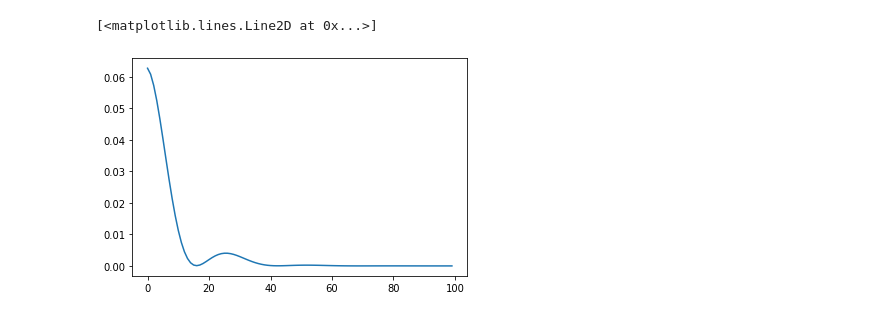
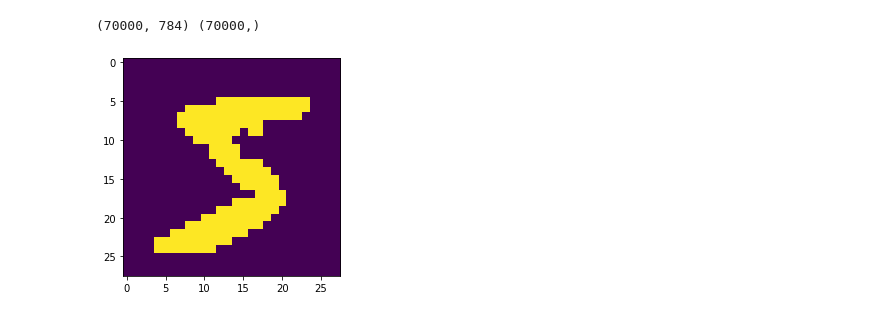
Before and after one commit to RodkinIvan/experiments, a Jupyter notebook: VAE/vae_test.ipynb, the cells around one changed output. Cells and saved outputs as stored; diff of their text form; code cells hidden in the pictures.

Commit message:
add mnist mlp-ae test

```diff
--- a/VAE/vae_test.ipynb
+++ b/VAE/vae_test.ipynb
@@ -68,5 +99,16 @@ errors = learn(net, np.ones((100, 3)), np.zeros((100, 2)))
-# %%
-plt.plot(range(len(errors)), errors)
-# %% [output]
-[<matplotlib.lines.Line2D at 0x...>]
-[figure, removed]
+# %%
+df = fetch_openml('mnist_784')
+# %%
+data = df['data'].to_numpy() > 0
+targets = df['target'].to_numpy()
+
+print(data.shape, targets.shape)
+# %% [output]
+(70000, 784) (70000,)
+# %%
+def show(v_img: np.ndarray):
+    plt.imshow(v_img.reshape(-1, 28))
+
+show(data[0])
+# %% [output]
+[figure, added]
```
Also changed, not shown: parts of 8 cells of this notebook.
